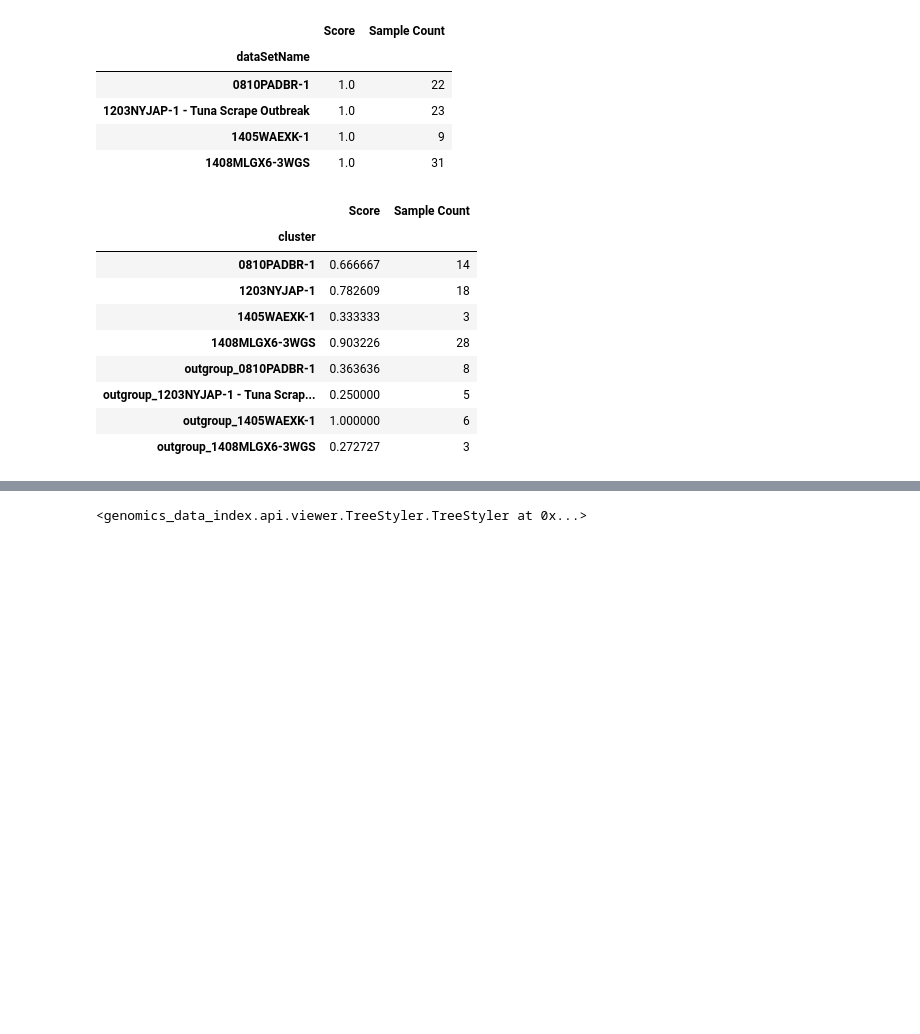
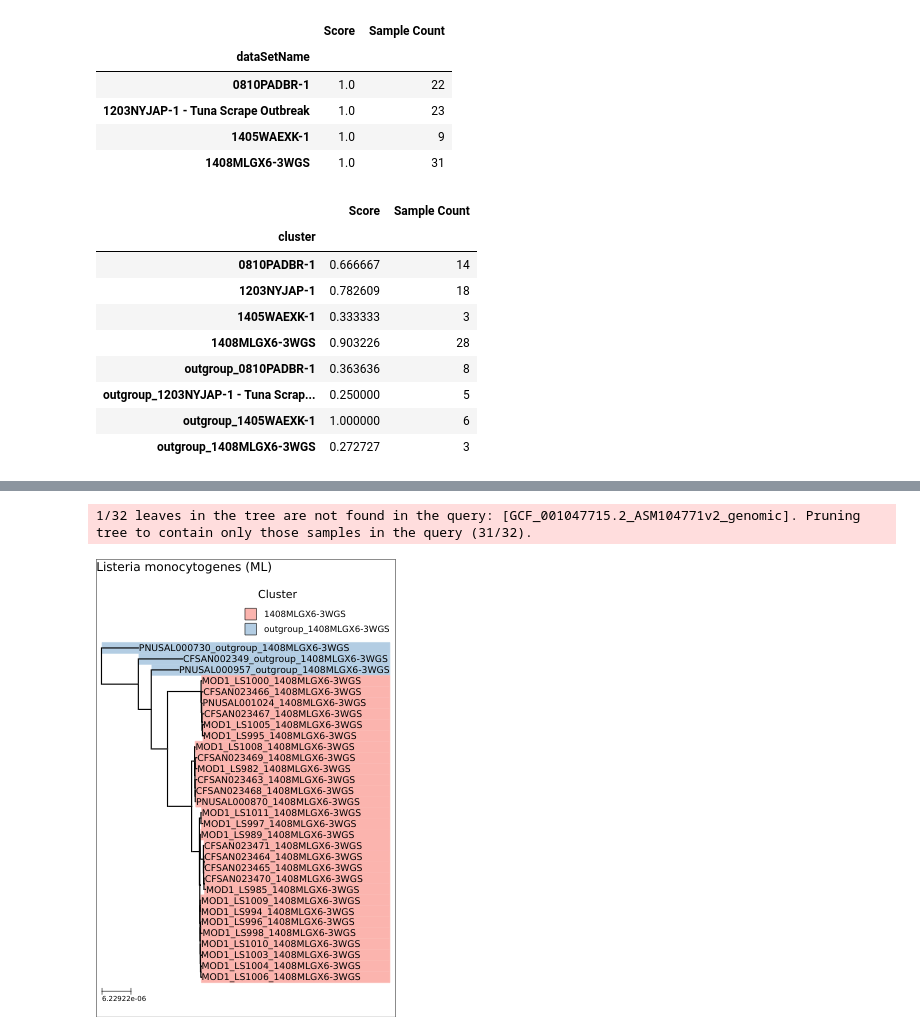
Before and after one commit to apetkau/genomics-data-index-evaluation-manuscript, a Jupyter notebook: evaluations/reads/4-compare-results.ipynb, the cells around one changed output, grey strips where cells are left out. Saved outputs shown, nothing was run; the diff lists cells and outputs as text; code cells hidden in the pictures; blank space fills up the shorter version.

```diff
--- a/evaluations/reads/4-compare-results.ipynb
+++ b/evaluations/reads/4-compare-results.ipynb
@@ -108,28 +108,79 @@ metadata_df['dataSetName'].value_counts().index.tolist()
 # %%
-from ete3 import NodeStyle
+from typing import Dict, Any
 
-def ml_tree(dataset_name: str):
-    reference_list = metadata_df[metadata_df['dataSetName'] == dataset_name]['reference'].value_counts().index.tolist()
+from genomics_data_index.api.query.SamplesQuery import SamplesQuery
+from genomics_data_index.api.viewer.TreeStyler import TreeStyler
+
+def cluster_tree_query(organism_name: str, kmer_tree_query: SamplesQuery = None) -> SamplesQuery:
+    reference_list = metadata_df[metadata_df['Organism'] == organism_name]['reference'].value_counts().index.tolist()
     if len(reference_list) != 1:
-        raise Exception(f'Incorrect number of references for {dataset_name}: {reference_list}')
+        raise Exception(f'Incorrect number of references for {organism_name}: {reference_list}')
     reference_name = reference_list[0]
 
-    t = db.samples_query(reference_name=reference_name, universe='mutations')\
-          .set_outgroup(reference_name)\
-          .join(metadata_df, sample_names_column='strain')
+    outgroup = metadata_df[metadata_df['Organism'] == organism_name]['Outgroup'].value_counts().index.tolist()[0]
 
-    cluster_names = metadata_df[metadata_df['dataSetName'] == dataset_name]['outbreak'].value_counts().index.tolist()
+    if kmer_tree_query is None:
+        # I need to get tree and join so that I can exclude the reference genome from the tree
+        ref_tree = db.reference_tree(reference_name)
+        ref_length = db.connection.reference_service.find_reference_genome(reference_name).length
+        t = db.samples_query().join_tree(ref_tree, kind='mutation', alignment_length=ref_length)
+        t = t.join(metadata_df, sample_names_column='strain')
+    else:
+        ref_samples = db.connection.sample_service.get_samples_set_associated_with_reference(reference_name)
+        t = (kmer_tree_query.isin(ref_samples)).prune()
 
-    node_style = NodeStyle()
-    node_style['size'] = 3
+    t = t.set_outgroup(outgroup)
+    return t
 
-    ts = t.tree_styler(node_style=node_style)
+def cluster_tree_styler(tree_query: SamplesQuery, organism_name: str, is_kmer: bool = False) -> TreeStyler:
+    cluster_names = metadata_df[metadata_df['Organism'] == organism_name]['cluster'].value_counts().index.tolist()
+    cluster_names.sort()
+
+    if is_kmer:
+        title = f'{organism_name} (Kmer)\n'
+    else:
+        title = f'{organism_name} (ML)\n'
+
+    ts = tree_query.tree_styler(tree_line_width=2, leaf_name_func=lambda n,m: f'{n}_{m["cluster"]}',
+                       include_unknown=False, show_legend_type_labels=False,
+                       legend_title='Cluster',
+                       title=title,
+                       figure_margin=10)
 
     for cluster in cluster_names:
-        ts = ts.highlight(t.isa(cluster, isa_column='outbreak', kind='dataframe'), legend_label=cluster)
+        ts = ts.highlight(tree_query.isa(cluster, isa_column='cluster', kind='dataframe'), legend_label=cluster)
 
     return ts
 
-ml_tree('1405WAEXK-1')
+def cluster_and_scores(organism_name: str) -> Dict[str, Any]:
+    data = {}
+
+    data['ml_query'] = cluster_tree_query(organism_name)
+    data['ml_styler'] = cluster_tree_styler(data['ml_query'], organism_name)
+    scorer_ml = ClusterScorer(data['ml_query'])
+    data['ml_scores'] = scorer_ml.score_groupby(groupby_column='cluster', min_samples_count=min_samples_cluster)
+
+    data['kmer_query'] = cluster_tree_query(organism_name, kmer_tree_query=qkmer)
+    data['kmer_styler'] = cluster_tree_styler(data['kmer_query'], organism_name, is_kmer=True)
+    scorer_kmer = ClusterScorer(data['kmer_query'])
+    data['kmer_scores'] = scorer_kmer.score_groupby(groupby_column='cluster', min_samples_count=min_samples_cluster)
+
+    data['ml_scores'] = data['ml_scores'].reset_index()
+    data['ml_scores']['Organism'] = organism_name
+    data['ml_scores']['Kind'] = 'ML'
+    data['ml_scores'] = data['ml_scores'][['Organism', 'cluster', 'Kind', 'Score', 'Sample Count']]
+
+    data['kmer_scores'] = data['kmer_scores'].reset_index()
+    data['kmer_scores']['Organism'] = organism_name
+    data['kmer_scores']['Kind'] = 'Kmer'
+    data['kmer_scores'] = data['kmer_scores'][['Organism', 'cluster', 'Kind', 'Score', 'Sample Count']]
+
+    data['scores'] = pd.concat([data['ml_scores'], data['kmer_scores']])
+
+    return data
+
+data = cluster_and_scores('Listeria monocytogenes')
+data['ml_styler'].render(w=300, ladderize=True)
 # %% [output]
-<genomics_data_index.api.viewer.TreeStyler.TreeStyler at 0x...>
+1/32 leaves in the tree are not found in the query: [GCF_001047715.2_ASM104771v2_genomic]. Pruning tree to contain only those samples in the query (31/32).
+[figure, added]
```
Also changed, not shown: parts of 17 cells of this notebook.
